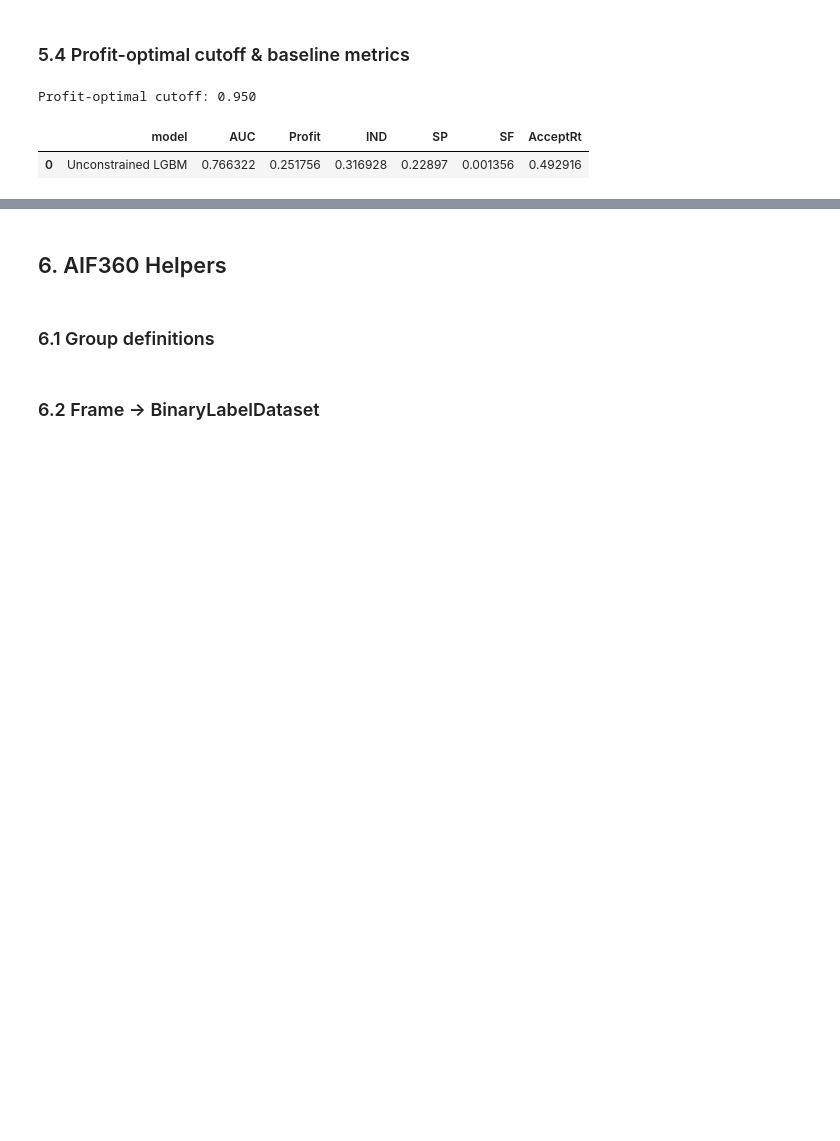
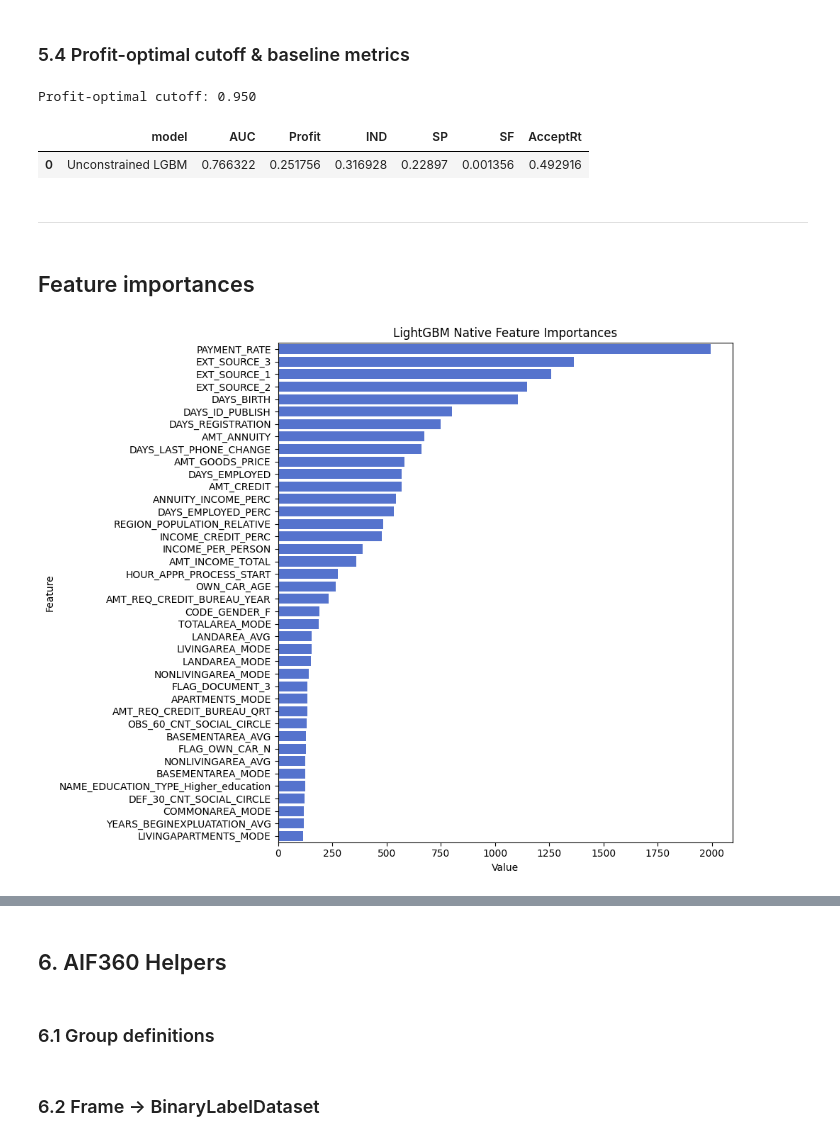
Before and after one commit to fahyada/Fair-Credit-Scoring, a Jupyter notebook: fair_credit_scoring_v1.ipynb, the cells around one changed output, grey strips where cells are left out. Cells and saved outputs as stored; diff of their text form; code cells hidden in the pictures; blank space fills up the shorter version.

Commit message:
model evaluation & SHAP analysis

```diff
--- a/fair_credit_scoring_v1.ipynb
+++ b/fair_credit_scoring_v1.ipynb
@@ -336,3 +336,25 @@ pd.DataFrame(results)
 # %% [output]
 |  | model | AUC | Profit | IND | SP | SF | AcceptRt |
 | 0 | Unconstrained LGBM | 0.766322 | 0.251756 | 0.316928 | 0.22897 | 0.001356 | 0.492916 |
+# %% [markdown]
+
+
+---
+# %% [markdown]
+## Feature importances
+# %%
+# Extract raw feature importances from the baseline LightGBM model 'm'
+feature_imp = pd.DataFrame(
+    sorted(zip(m.feature_importances_, X_te.columns)),
+    columns=['Value', 'Feature']
+)
+
+top_20 = feature_imp.sort_values(by="Value", ascending=False).head(40)
+
+plt.figure(figsize=(10, 8))
+sns.barplot(x="Value", y="Feature", data=top_20, color='royalblue')
+plt.title('LightGBM Native Feature Importances')
+plt.tight_layout()
+plt.show()
+# %% [output]
+[figure, added]
```
Also changed, not shown: parts of 58 cells of this notebook, 1 other file.
